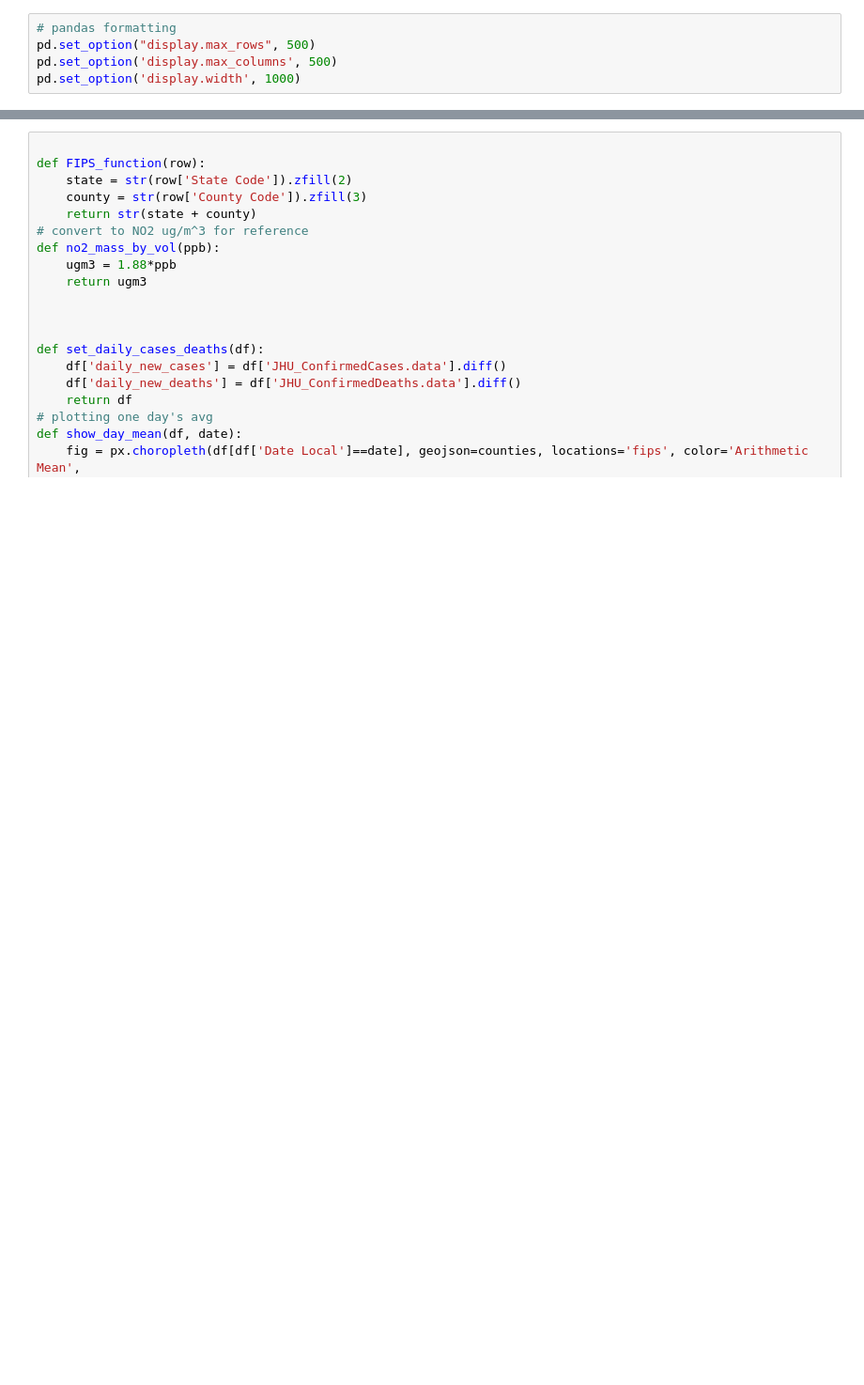
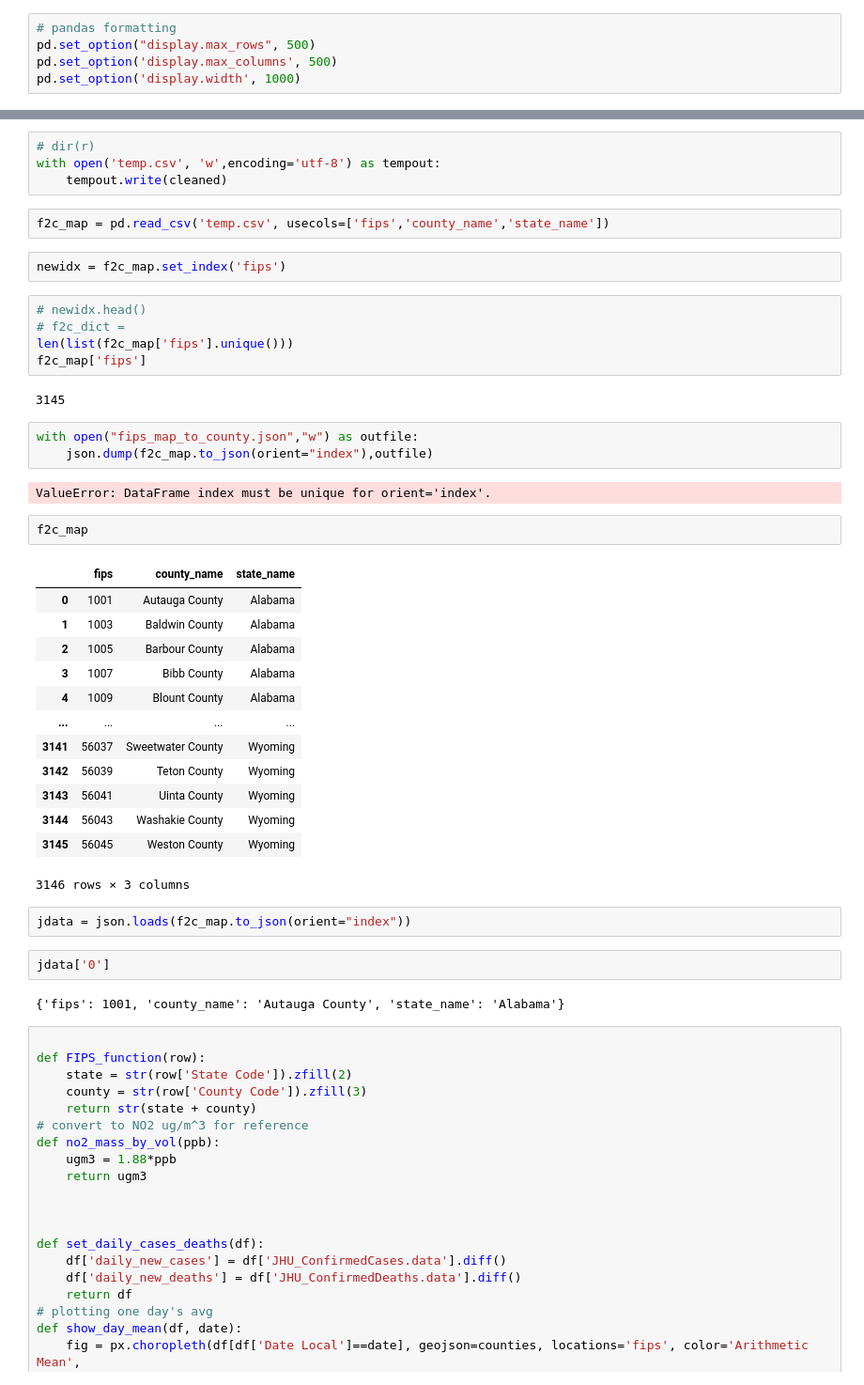
Before and after one commit to richstrouss/capstone, a Jupyter notebook: avk_data_investigation.ipynb, the cells around one changed output, grey strips where cells are left out. Shown: that part at 94% size. Cells and saved outputs as stored; diff of their text form; blank space fills up the shorter version.

```diff
--- a/avk_data_investigation.ipynb
+++ b/avk_data_investigation.ipynb
@@ -22,3 +26,45 @@ with open('counties.json','r') as jin:
+# %%
+# dir(r)
+with open('temp.csv', 'w',encoding='utf-8') as tempout:
+    tempout.write(cleaned)
+# %%
+f2c_map = pd.read_csv('temp.csv', usecols=['fips','county_name','state_name'])
+# %%
+newidx = f2c_map.set_index('fips')
+# %%
+# newidx.head()
+# f2c_dict =
+len(list(f2c_map['fips'].unique()))
+f2c_map['fips']
+# %% [output]
+3145
+# %%
+with open("fips_map_to_county.json","w") as outfile:
+    json.dump(f2c_map.to_json(orient="index"),outfile)
+# %% [output]
+ValueError: DataFrame index must be unique for orient='index'.
+# %%
+f2c_map
+# %% [output]
+|  | fips | county_name | state_name |
+| 0 | 1001 | Autauga County | Alabama |
+| 1 | 1003 | Baldwin County | Alabama |
+| 2 | 1005 | Barbour County | Alabama |
+| 3 | 1007 | Bibb County | Alabama |
+| 4 | 1009 | Blount County | Alabama |
+| ... | ... | ... | ... |
+| 3141 | 56037 | Sweetwater County | Wyoming |
+| 3142 | 56039 | Teton County | Wyoming |
+| 3143 | 56041 | Uinta County | Wyoming |
+| 3144 | 56043 | Washakie County | Wyoming |
+| 3145 | 56045 | Weston County | Wyoming |
+3146 rows × 3 columns
+# %%
+jdata = json.loads(f2c_map.to_json(orient="index"))
+# %%
+jdata['0']
+# %% [output]
+{'fips': 1001, 'county_name': 'Autauga County', 'state_name': 'Alabama'}
 # %%
 
 def FIPS_function(row):
```
Also changed, not shown: parts of 26 cells of this notebook, 2 other files.
